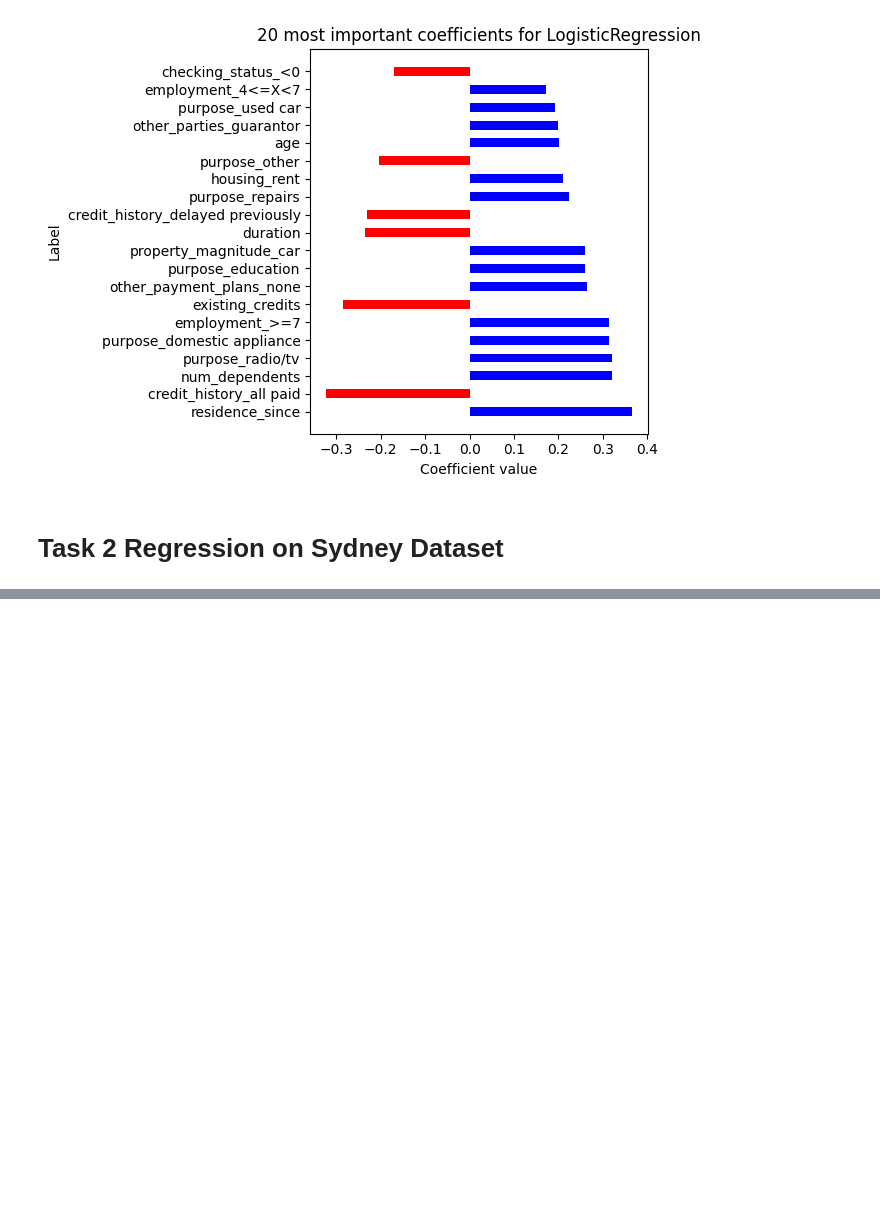
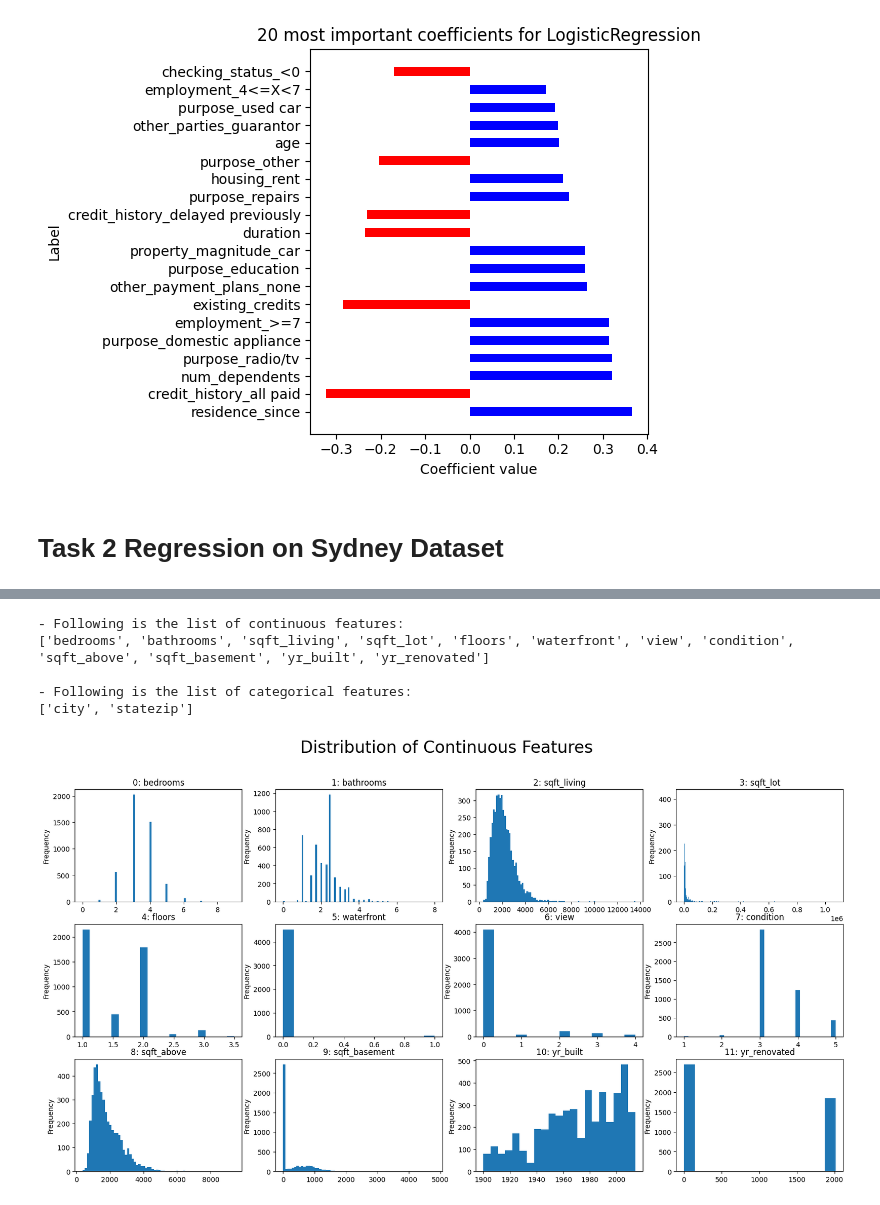
Before and after one commit to ycsilvia/Coursework, a Jupyter notebook: AppliedMachineLearning/HW2/HW2.ipynb, the cells around one changed output, grey strips where cells are left out. Drawn from its saved outputs; the diff is of its cells as text; code cells hidden in the pictures; blank space fills up the shorter version.

```diff
--- a/AppliedMachineLearning/HW2/HW2.ipynb
+++ b/AppliedMachineLearning/HW2/HW2.ipynb
@@ -373,3 +375,6 @@ plt.tight_layout()
 [figure]
 # %% [markdown]
 # Task 2 Regression on Sydney Dataset
+# %%
+data = pd.read_csv("data.csv")
+data = data.drop(["date","country","street"],axis=1)
@@ -375,0 +383,7 @@ plt.tight_layout()
+# %%
+X = data.drop("price", axis=1)
+y = pd.DataFrame(data["price"])
+# %%
+category_check = X.dtypes == object
+X = X.drop(y[y.price <= 0].index)
+y = y.drop(y[y.price <= 0].index)
@@ -375,0 +392,28 @@ plt.tight_layout()
+# %%
+categorical_columns = [i for i,v in category_check.items() if v]
+continuous_columns = [i for i,v in category_check.items() if not v]
+
+categorical_columns_index = [i for i,v in enumerate(features) if(v in categorical_columns)]
+continuous_columns_index = [i for i,v in enumerate(features) if(v in continuous_columns)]
+# %%
+print("- Following is the list of continuous features:")
+print(continuous_columns)
+print()
+print("- Following is the list of categorical features:")
+print(categorical_columns)
+# %% [output]
+- Following is the list of continuous features:
+['bedrooms', 'bathrooms', 'sqft_living', 'sqft_lot', 'floors', 'waterfront', 'view', 'condition', 'sqft_above', 'sqft_basement', 'yr_built', 'yr_renovated']
+
+- Following is the list of categorical features:
+['city', 'statezip']
+# %%
+fig, axes = plt.subplots(3, 4, figsize=(20, 10))
+for i, ax in enumerate(axes.ravel()):
+    ax.hist(X.iloc[:,i],bins="auto")
+    ax.set_title("{}: {}".format(i, continuous_columns[i]))
+    ax.set_ylabel("Frequency")
+fig.suptitle("Distribution of Continuous Features", fontsize=24)
+plt.show()
+# %% [output]
+[figure, added]
```
Also changed, not shown: parts of 22 cells of this notebook.
